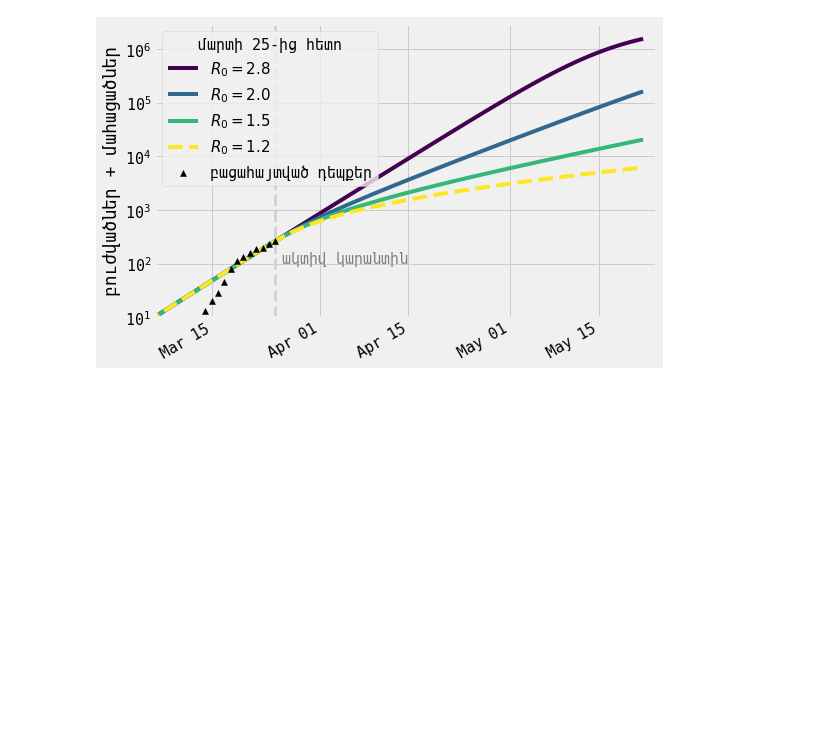
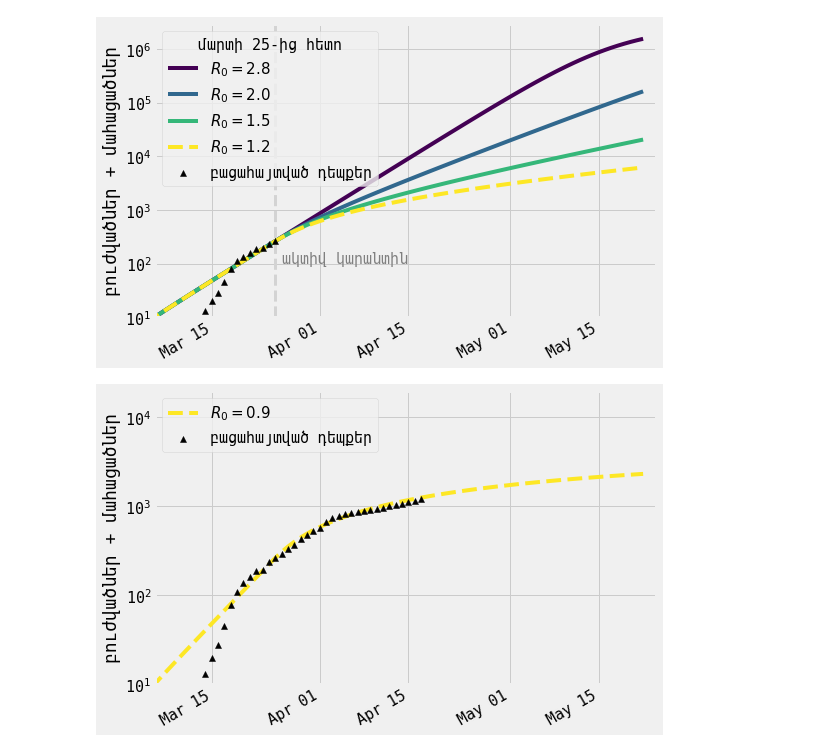
Before and after one commit to haykh/haykh.github.io, a Jupyter notebook: assets/files/2020-covid19-armenia/stayhealthy.ipynb, the cells around one changed output. Cells and saved outputs as stored; diff of their text form; code cells hidden in the pictures; blank space fills up the shorter version.

```diff
--- a/assets/files/2020-covid19-armenia/stayhealthy.ipynb
+++ b/assets/files/2020-covid19-armenia/stayhealthy.ipynb
@@ -277,3 +277,66 @@ ax.text(time[9+26], 100, 'ակտիվ կարանտին', c='gray')
 ax.xaxis.set_major_formatter(mdates.DateFormatter('%b %d'));
 # %% [output]
 [figure]
+# %%
+fig = plt.figure(figsize=(8, 6))
+ax = plt.subplot(111)
+fig.autofmt_xdate()
+
+interval1 = np.arange(25+9)
+interval2 = np.arange(60)
+
+blues = [mpl.cm.viridis_r(1-x) for x in np.linspace(0, 1, 4)]
+
+cases = [1, 4, 6, 13, 20, 28, 45, 78, 110, 136, 160, 190, 194, 235, 265, 290, 329, 372, 424, 482, 532, 571, 663, 736, 770, 822, 833, 853, 881, 921, 937, 967, 1013, 1039, 1067, 1111, 1159, 1201]
+days = [1] + list(range(11, 11 + len(cases) - 1))
+days = [datetime.date(2020, 3, 1) + datetime.timedelta(days=day) for day in days]
+
+ax.scatter(days, cases, c='k', marker='^', zorder=100, label='բացահայտված դեպքեր')
+
+# R0 = 2.8
+# sol1 = predict(interval1, [3e6, 0, 1, 0], Tinf=2.9, R0=2.8, Tinc=5.2)
+# sol2 = predict(interval2, sol1[-1], Tinf=2.9, R0=R0, Tinc=5.2)[1:]
+# time = getTimeSince(np.concatenate((interval1, interval2[1:] + interval1[0])), start = datetime.date(2020, 2, 20))
+# sol = np.concatenate((sol1, sol2))
+# ax.plot(time, sol[:,3], label=r'$R_0={{{}}}$'.format(R0), c=blues[0]);
+# # ax.plot([time[0], time[np.argmax(sol[:,2])]], [np.max(sol[:,2])/3e4, np.max(sol[:,2])/3e4],
+# #         c=blues[0], zorder=-1, ls='--', alpha=0.2, lw=3)
+
+# R0 = 2.0
+# sol1 = predict(interval1, [3e6, 0, 1, 0], Tinf=2.9, R0=2.8, Tinc=5.2)
+# sol2 = predict(interval2, sol1[-1], Tinf=2.9, R0=R0, Tinc=5.2)[1:]
+# time = getTimeSince(np.concatenate((interval1, interval2[1:] + interval1[0])), start = datetime.date(2020, 2, 20))
+# sol = np.concatenate((sol1, sol2))
+# ax.plot(time, sol[:,3], label=r'$R_0={{{}}}$'.format(R0), c=blues[1]);
+# # ax.plot([time[0], time[np.argmax(sol[:,2])]], [np.max(sol[:,2])/3e4, np.max(sol[:,2])/3e4],
+# #         c=blues[1], zorder=-1, ls='--', alpha=0.2, lw=3)
+
+# R0 = 1.5
+# sol1 = predict(interval1, [3e6, 0, 1, 0], Tinf=2.9, R0=2.8, Tinc=5.2)
+# sol2 = predict(interval2, sol1[-1], Tinf=2.9, R0=R0, Tinc=5.2)[1:]
+# time = getTimeSince(np.concatenate((interval1, interval2[1:] + interval1[0])), start = datetime.date(2020, 2, 20))
+# sol = np.concatenate((sol1, sol2))
+# ax.plot(time, sol[:,3], label=r'$R_0={{{}}}$'.format(R0), c=blues[2]);
+# # ax.plot([time[0], time[np.argmax(sol[:,2])]], [np.max(sol[:,2])/3e4, np.max(sol[:,2])/3e4],
+# #         c=blues[2], zorder=-1, ls='--', alpha=0.2, lw=3)
+
+R0 = 0.9
+sol1 = predict(interval1, [3e6, 0, 1, 0], Tinf=2.9, R0=2.8, Tinc=5.2)
+sol2 = predict(interval2, sol1[-1], Tinf=2.9, R0=R0, Tinc=5.2)[1:]
+time = getTimeSince(np.concatenate((interval1, interval2[1:] + interval1[0])), start = datetime.date(2020, 2, 20))
+sol = np.concatenate((sol1, sol2))
+ax.plot(time, sol[:,3], label=r'$R_0={{{}}}$'.format(R0), c=blues[3], ls='--');
+# ax.plot([time[0], time[np.argmax(sol[:,2])]], [np.max(sol[:,2])/3e4, np.max(sol[:,2])/3e4],
+#         c=blues[3], zorder=-1, ls=':', alpha=0.2, lw=3)
+
+plt.legend(loc='upper left')#, title='մարտի 25-ից հետո');
+ax.set_ylabel(r'բուժվածներ + մահացածներ')
+ax.set_xlim(time[15], time[-1] + datetime.timedelta(days=2))
+# ax.yaxis.set_major_formatter(mpl.ticker.PercentFormatter(xmax=100))
+ax.set_ylim(10, 2e4)
+ax.set_yscale('log')
+# ax.axvline(time[9+25], ls='--', c='lightgray', lw=3);
+# ax.text(time[9+26], 100, 'ակտիվ կարանտին', c='gray')
+ax.xaxis.set_major_formatter(mdates.DateFormatter('%b %d'));
+# %% [output]
+[figure, added]
```
Also changed, not shown: 2 other files.
